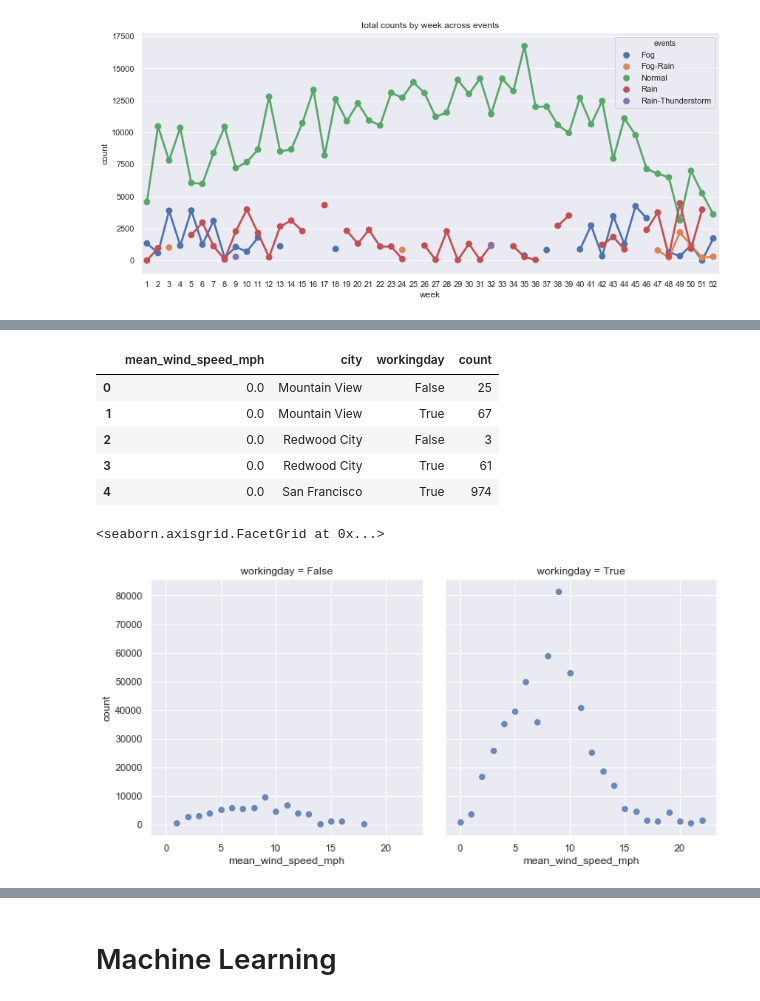
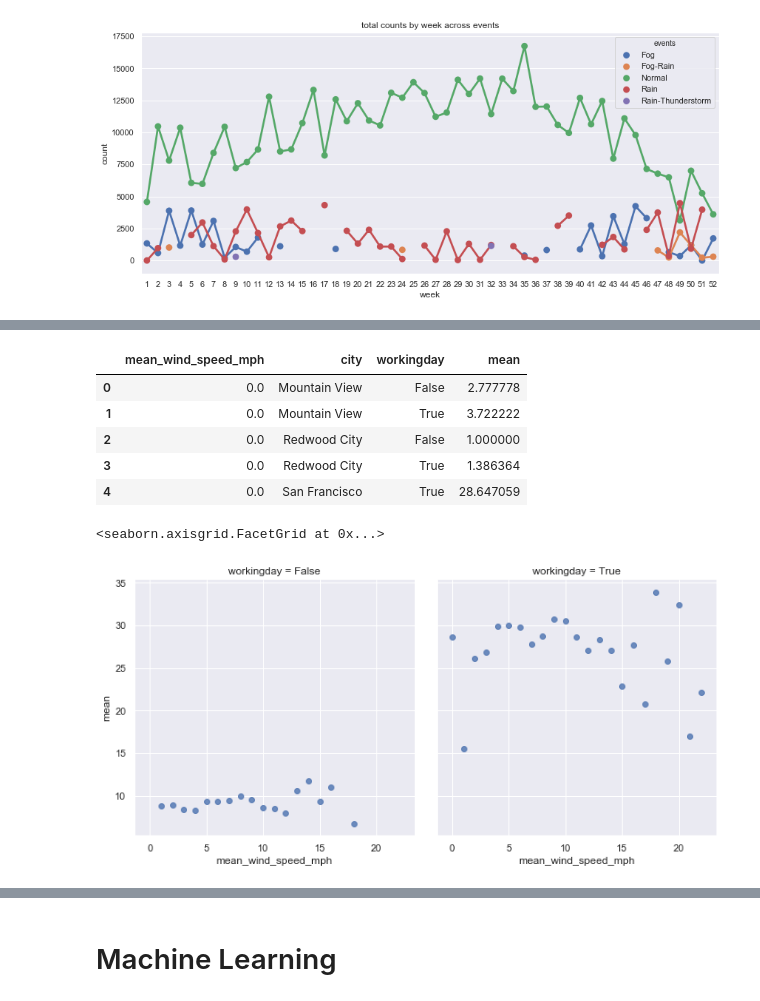
Before and after one commit to ruicao87/Springboard-Capstone-Project-2, a Jupyter notebook: capstone project 2.ipynb, the cells around one changed output, grey strips where cells are left out. Saved outputs shown, nothing was run; the diff lists cells and outputs as text; code cells hidden in the pictures.

```diff
--- a/capstone project 2.ipynb
+++ b/capstone project 2.ipynb
@@ -687,19 +687,19 @@ sns.lmplot('mean_temperature_f','count',col='workingday',data=temperature_count[
 # %%
 # how wind speed affect trip counts
-wind_count = df.groupby(['mean_wind_speed_mph','city','workingday']).trip_count.sum().to_frame('count').reset_index()
+wind_count = df.groupby(['mean_wind_speed_mph','city','workingday']).trip_count.mean().to_frame('mean').reset_index()
 # %%
 wind_count.head()
 # %% [output]
-|  | mean_wind_speed_mph | city | workingday | count |
-| 0 | 0.0 | Mountain View | False | 25 |
-| 1 | 0.0 | Mountain View | True | 67 |
-| 2 | 0.0 | Redwood City | False | 3 |
-| 3 | 0.0 | Redwood City | True | 61 |
-| 4 | 0.0 | San Francisco | True | 974 |
+|  | mean_wind_speed_mph | city | workingday | mean |
+| 0 | 0.0 | Mountain View | False | 2.777778 |
+| 1 | 0.0 | Mountain View | True | 3.722222 |
+| 2 | 0.0 | Redwood City | False | 1.000000 |
+| 3 | 0.0 | Redwood City | True | 1.386364 |
+| 4 | 0.0 | San Francisco | True | 28.647059 |
 # %%
-sns.lmplot('mean_wind_speed_mph','count',col='workingday',data=wind_count[wind_count.city=='San Francisco'],fit_reg=False)
+sns.lmplot('mean_wind_speed_mph','mean',col='workingday',data=wind_count[wind_count.city=='San Francisco'],fit_reg=False)
 # %% [output]
 <seaborn.axisgrid.FacetGrid at 0x...>
-[figure, old version]
+[figure, new version]
 # %%
 # how visibility affect trip counts
```
Also changed, not shown: parts of 5 cells of this notebook.
